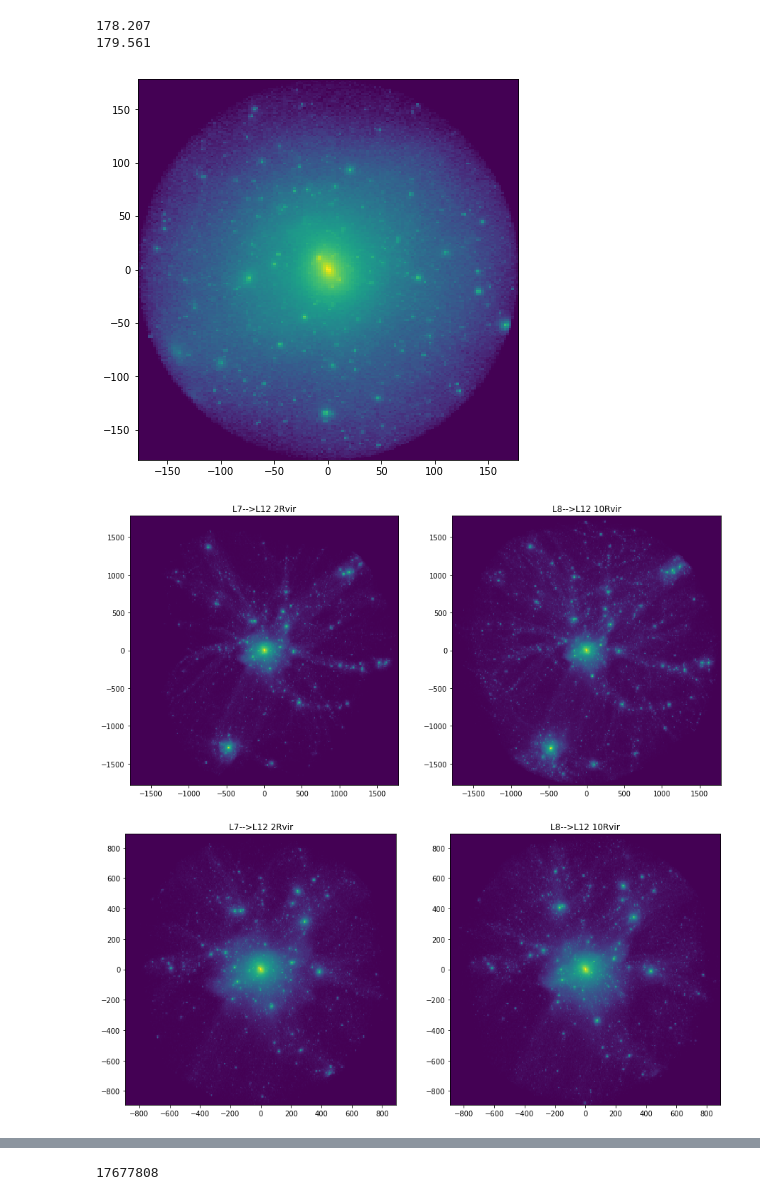
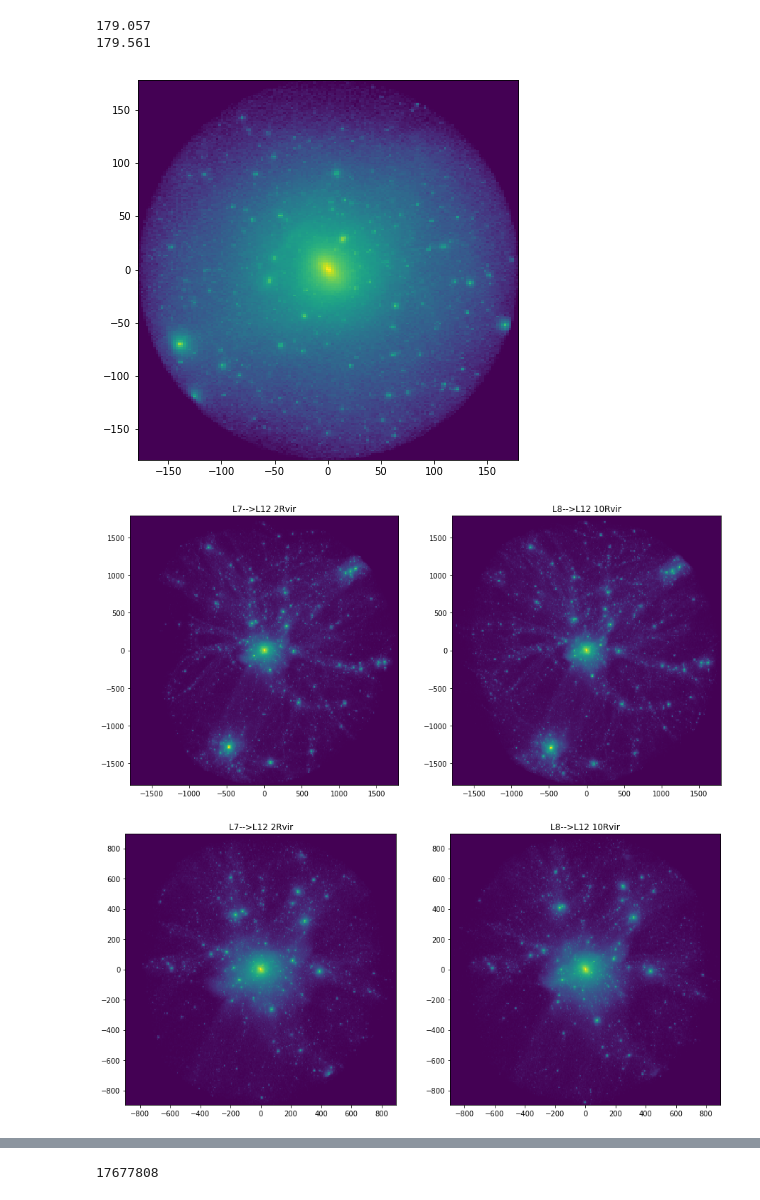
Before and after one commit to lbignone/hog, a Jupyter notebook: notebooks/contamination_comparison.ipynb, the cells around one changed output, grey strips where cells are left out. Drawn from its saved outputs; the diff is of its cells as text; code cells hidden in the pictures.

```diff
--- a/notebooks/contamination_comparison.ipynb
+++ b/notebooks/contamination_comparison.ipynb
@@ -11,7 +15,9 @@ from gadget.pygadget import Simulation
 snapnum = 128
 
 basedir = '/media/DATA/simulations/hog/media/gadget/run'
-folder = '444_136254_DM_L12'
+
+folder = '448_136254_DM_L12'
+# folder = '444_136254_DM_L12'
 # folder = '443_33306_DM_L12'
 
 folder2 = '425_136254_DM_L12'
@@ -53,28 +59,28 @@ data2 = pd.DataFrame(data2)
 print(rvir)
 print(data2['rvir'][hid2])
 # %% [output]
-178.207
+179.057
 179.561
 # %%
-
+rtb = 1
 
 xc = data['x'][hid] * 1000
 yc = data['y'][hid] * 1000
 zc = data['z'][hid] * 1000
 
 r = pos[['x', 'y', 'z']] - np.array([xc, yc, zc])
 
 r = pos[['x', 'y', 'z']] - np.array([xc, yc, zc])
 d2 = (r**2).sum(axis=1)
 mask = d2 < (rtb*rvir)**2
 
 x = r[mask]['x']
 y = r[mask]['y']
 
 fig = plt.figure(figsize=(15, 10))
 ax = fig.add_subplot(1, 2, 2, projection='scatter_density')
 ax.scatter_density(x, y, norm=norm)
 ax.set_aspect('equal')
 # %% [output]
-[figure, old version]
+[figure, new version]
 # %%
@@ -133,12 +135,12 @@ def compare_plot():
 rtb = 10
 compare_plot()
 # %% [output]
-[figure, old version]
+[figure, new version]
 # %%
 rtb = 5
 compare_plot()
 # %% [output]
-[figure, old version]
+[figure, new version]
 # %%
 rtb = 1
 compare_plot()
```
Also changed, not shown: parts of 6 cells of this notebook, 5 other files.
